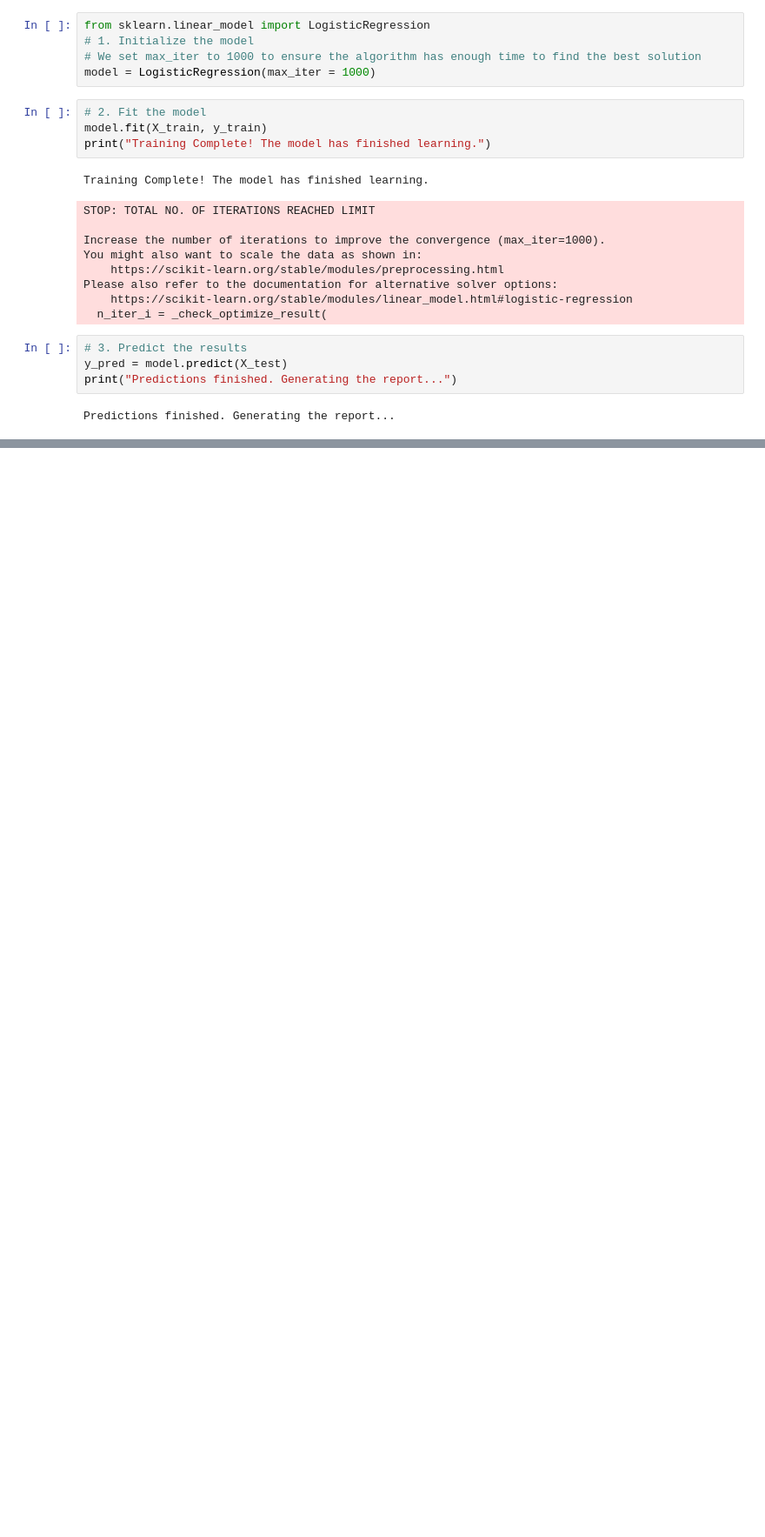
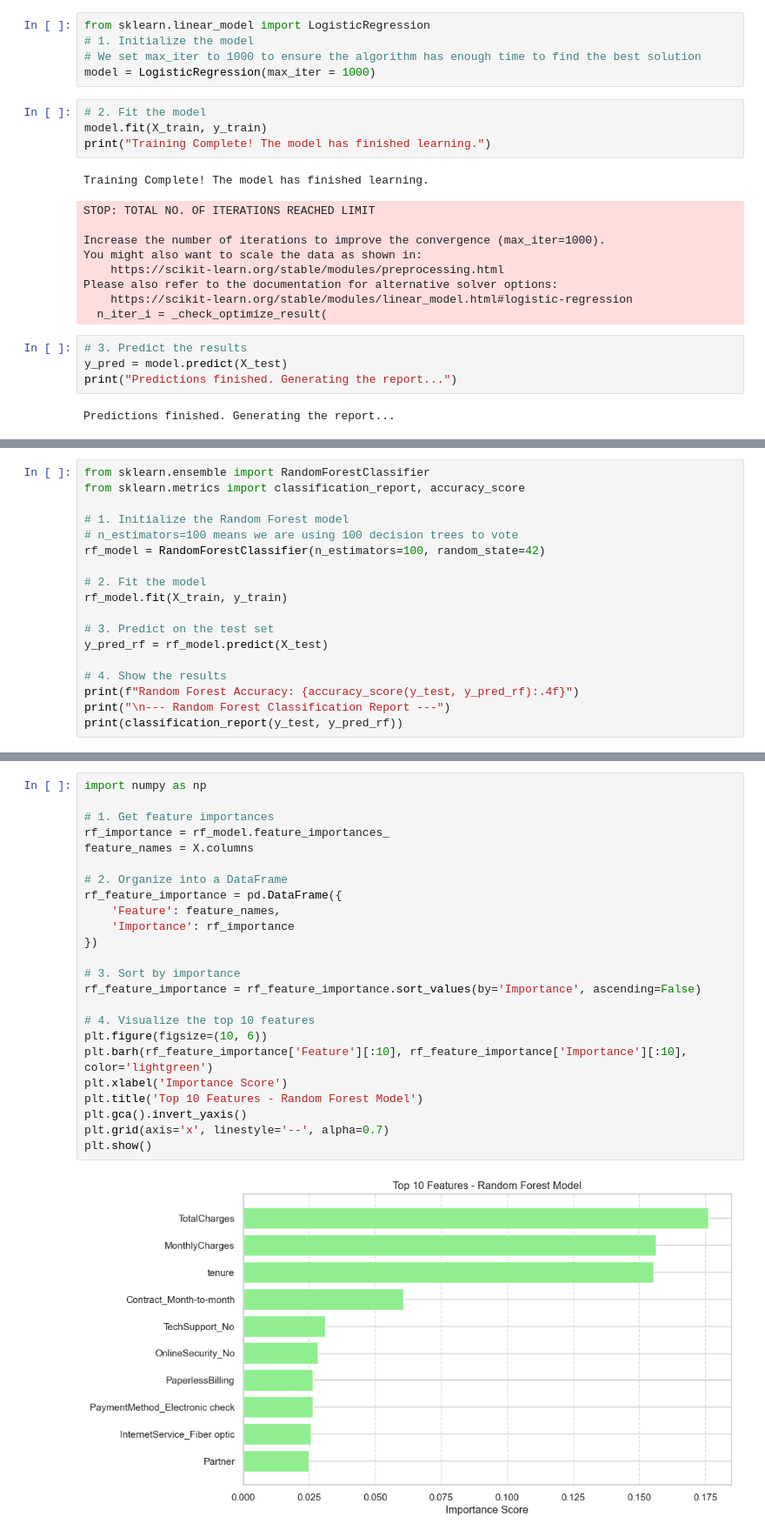
Before and after one commit to Echooo11/churn-prediction, a Jupyter notebook: 01_eda_preprocessing.ipynb, the cells around one changed output, grey strips where cells are left out. Shown at 87% size. Cells and saved outputs as stored; diff of their text form; blank space fills up the shorter version.

```diff
--- a/01_eda_preprocessing.ipynb
+++ b/01_eda_preprocessing.ipynb
@@ -209,0 +242,18 @@ weighted avg       0.82      0.82      0.82      1409
+# %%
+from sklearn.ensemble import RandomForestClassifier
+from sklearn.metrics import classification_report, accuracy_score
+
+# 1. Initialize the Random Forest model
+# n_estimators=100 means we are using 100 decision trees to vote
+rf_model = RandomForestClassifier(n_estimators=100, random_state=42)
+
+# 2. Fit the model
+rf_model.fit(X_train, y_train)
+
+# 3. Predict on the test set
+y_pred_rf = rf_model.predict(X_test)
+
+# 4. Show the results
+print(f"Random Forest Accuracy: {accuracy_score(y_test, y_pred_rf):.4f}")
+print("\n--- Random Forest Classification Report ---")
+print(classification_report(y_test, y_pred_rf))
@@ -209,0 +272,26 @@ weighted avg       0.82      0.82      0.82      1409
+# %%
+import numpy as np
+
+# 1. Get feature importances
+rf_importance = rf_model.feature_importances_
+feature_names = X.columns
+
+# 2. Organize into a DataFrame
+rf_feature_importance = pd.DataFrame({
+    'Feature': feature_names,
+    'Importance': rf_importance
+})
+
+# 3. Sort by importance
+rf_feature_importance = rf_feature_importance.sort_values(by='Importance', ascending=False)
+
+# 4. Visualize the top 10 features
+plt.figure(figsize=(10, 6))
+plt.barh(rf_feature_importance['Feature'][:10], rf_feature_importance['Importance'][:10], color='lightgreen')
+plt.xlabel('Importance Score')
+plt.title('Top 10 Features - Random Forest Model')
+plt.gca().invert_yaxis()
+plt.grid(axis='x', linestyle='--', alpha=0.7)
+plt.show()
+# %% [output]
+[figure, added]
```
Also changed, not shown: parts of 6 cells of this notebook, 1 other file.
